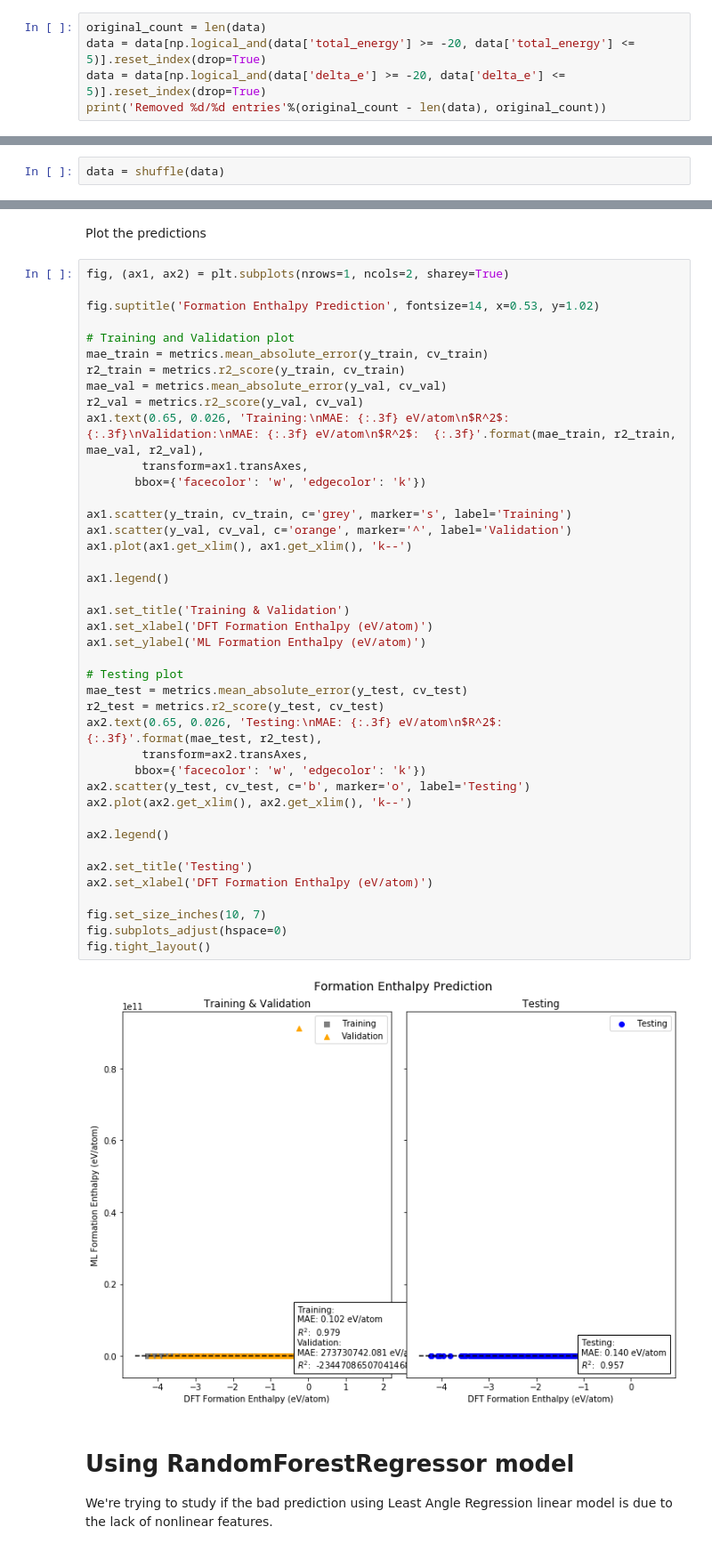
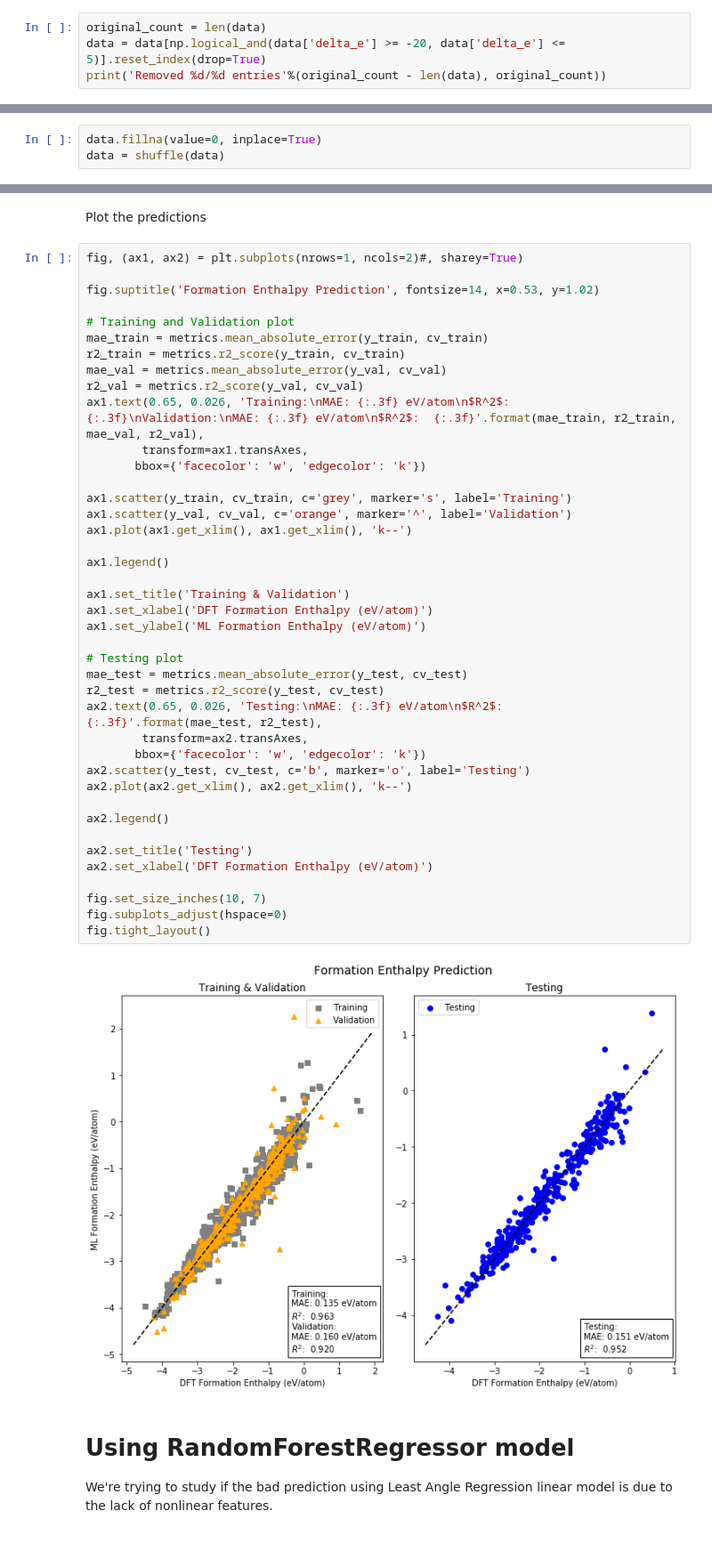
Before and after one commit to globus-labs/materials-ml-benchmarking, a Jupyter notebook: deml/Deml_02_prediction.ipynb, the cells around one changed output, grey strips where cells are left out. Shown at 89% size. Saved outputs shown, nothing was run; the diff lists cells and outputs as text.

```diff
--- a/deml/Deml_02_prediction.ipynb
+++ b/deml/Deml_02_prediction.ipynb
@@ -37,7 +37,6 @@ data = pd.read_pickle('./deml_featurized_data.pkl')
 Remove outliers
 # %%
 original_count = len(data)
-data = data[np.logical_and(data['total_energy'] >= -20, data['total_energy'] <= 5)].reset_index(drop=True)
 data = data[np.logical_and(data['delta_e'] >= -20, data['delta_e'] <= 5)].reset_index(drop=True)
 print('Removed %d/%d entries'%(original_count - len(data), original_count))
 # %% [output]
@@ -275,6 +251,7 @@ fig.tight_layout()
 # %% [markdown]
 ## PREDICTION OF FORMATION ENTHALPY DIRECTLY (LARS/LassoLars)
 # %%
+data.fillna(value=0, inplace=True)
 data = shuffle(data)
 # %%
 x = data.drop(['oxidation_states', 'total_energy', 'delta_e', 'composition', 'composition_obj'], 1)
@@ -319,7 +296,7 @@ Early stopping the lars path, as the residues are small and the current value of
 # %% [markdown]
 Plot the predictions
 # %%
-fig, (ax1, ax2) = plt.subplots(nrows=1, ncols=2, sharey=True)
+fig, (ax1, ax2) = plt.subplots(nrows=1, ncols=2)#, sharey=True)
 
 fig.suptitle('Formation Enthalpy Prediction', fontsize=14, x=0.53, y=1.02)
 
@@ -333,34 +310,34 @@ ax1.text(0.65, 0.026, 'Training:\nMAE: {:.3f} eV/atom\n$R^2$:  {:.3f}\nValidatio
        bbox={'facecolor': 'w', 'edgecolor': 'k'})
 
 ax1.scatter(y_train, cv_train, c='grey', marker='s', label='Training')
 ax1.scatter(y_val, cv_val, c='orange', marker='^', label='Validation')
 ax1.plot(ax1.get_xlim(), ax1.get_xlim(), 'k--')
 
 ax1.legend()
 
 ax1.set_title('Training & Validation')
 ax1.set_xlabel('DFT Formation Enthalpy (eV/atom)')
 ax1.set_ylabel('ML Formation Enthalpy (eV/atom)')
 
 # Testing plot
 mae_test = metrics.mean_absolute_error(y_test, cv_test)
 r2_test = metrics.r2_score(y_test, cv_test)
 ax2.text(0.65, 0.026, 'Testing:\nMAE: {:.3f} eV/atom\n$R^2$:  {:.3f}'.format(mae_test, r2_test),
         transform=ax2.transAxes,
        bbox={'facecolor': 'w', 'edgecolor': 'k'})
 ax2.scatter(y_test, cv_test, c='b', marker='o', label='Testing')
 ax2.plot(ax2.get_xlim(), ax2.get_xlim(), 'k--')
 
 ax2.legend()
 
 ax2.set_title('Testing')
 ax2.set_xlabel('DFT Formation Enthalpy (eV/atom)')
 
 fig.set_size_inches(10, 7)
 fig.subplots_adjust(hspace=0)
 fig.tight_layout()
 # %% [output]
-[figure, old version]
+[figure, new version]
 # %% [markdown]
 # Using RandomForestRegressor model
 
```
Also changed, not shown: parts of 32 cells of this notebook, 3 other files.
